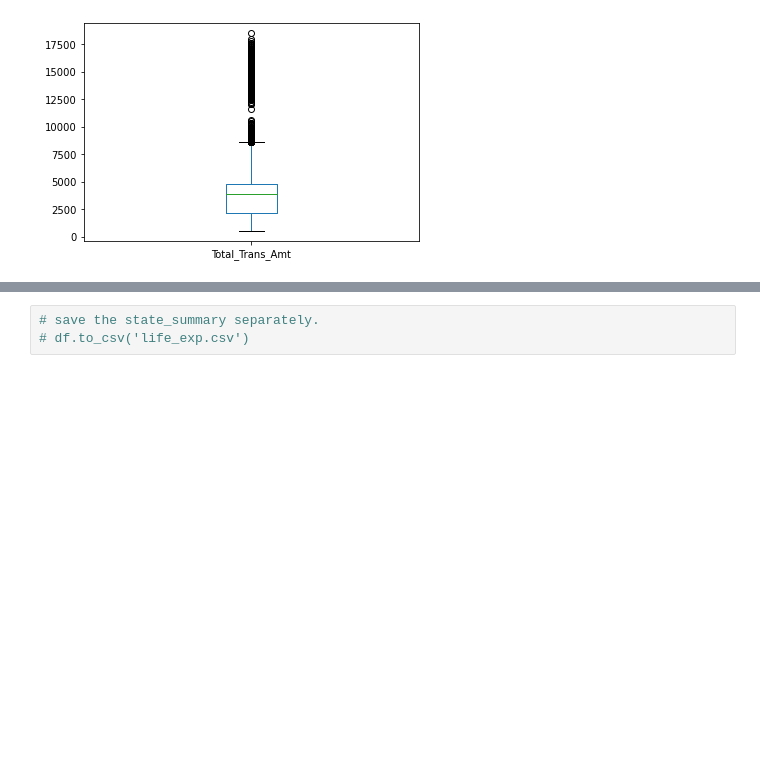
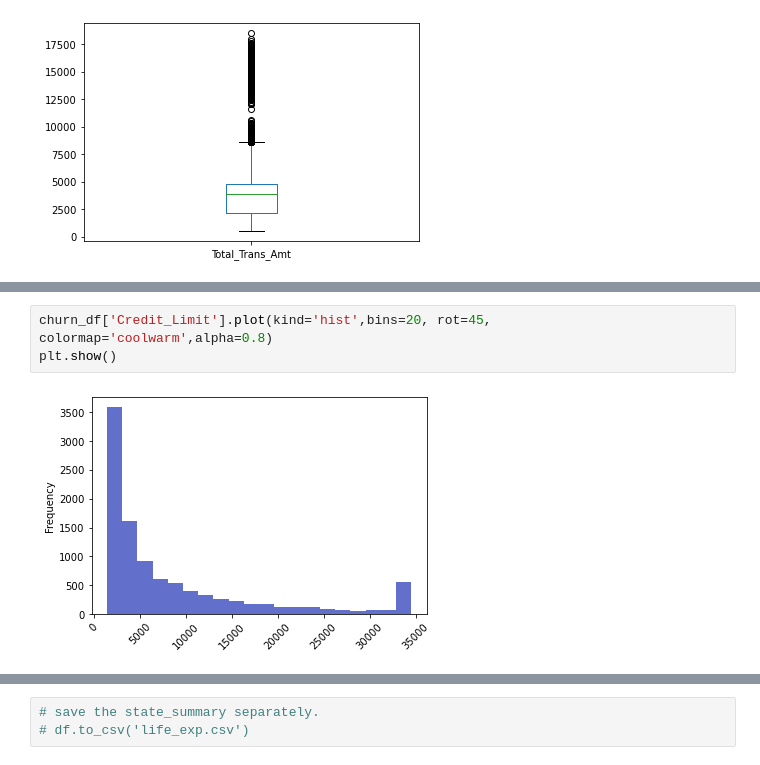
Before and after one commit to ahmedshahjahan/Data-Science-Capstone-Project-Credit-Card-Churn-Prediction, a Jupyter notebook: Notebook/Bank_Churners_Prediction.ipynb, the cells around one changed output, grey strips where cells are left out. Drawn from its saved outputs; the diff is of its cells as text; blank space fills up the shorter version.

```diff
--- a/Notebook/Bank_Churners_Prediction.ipynb
+++ b/Notebook/Bank_Churners_Prediction.ipynb
@@ -356 +457,6 @@ churn_df.Credit_Limit.quantile(q=0.75)
+# %%
+churn_df['Credit_Limit'].plot(kind='hist',bins=20, rot=45, colormap='coolwarm',alpha=0.8)
+plt.show()
+# %% [output]
+[figure, added]
 # %%
```
Also changed, not shown: parts of 64 cells of this notebook.
